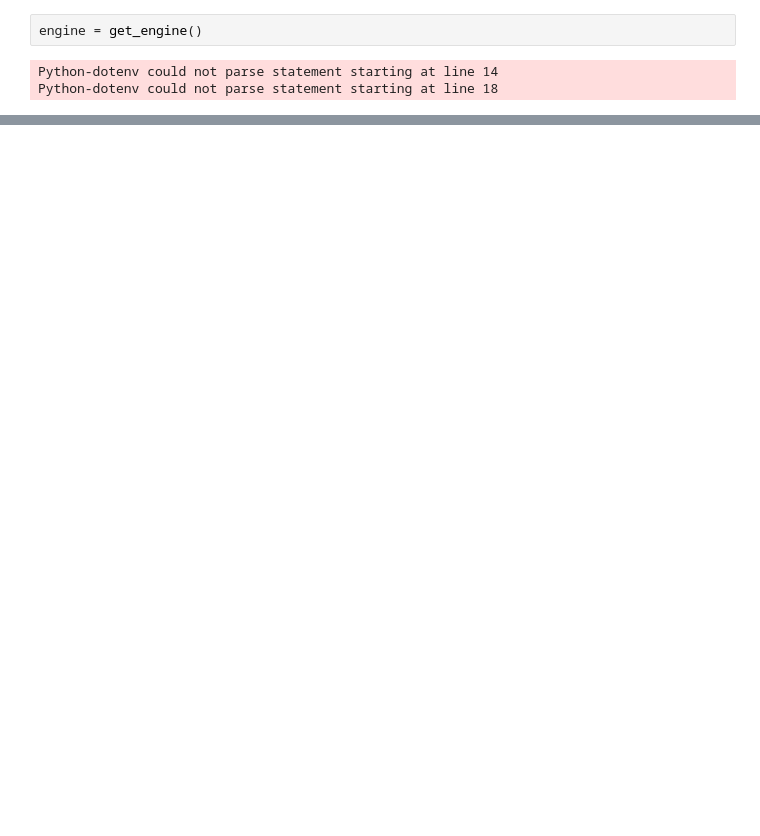
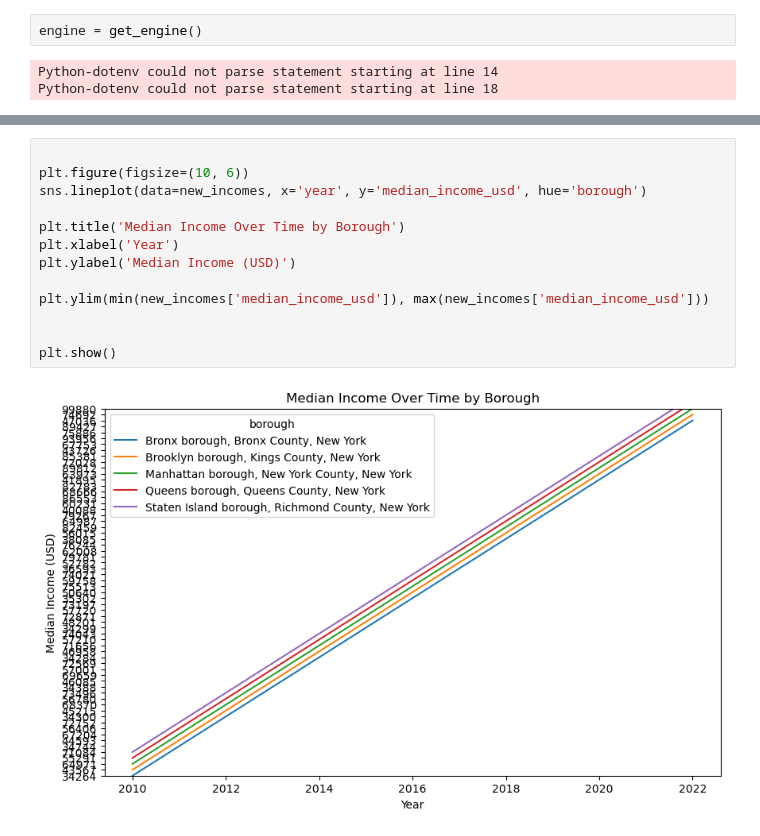
Before and after one commit to Jeff-Brady/crime_nerds, a Jupyter notebook: jeff.ipynb, the cells around one changed output, grey strips where cells are left out. Saved outputs shown, nothing was run; the diff lists cells and outputs as text; blank space fills up the shorter version.

```diff
--- a/jeff.ipynb
+++ b/jeff.ipynb
@@ -139,2 +175,17 @@ HINT:  Perhaps you meant to reference the column "affjp_medianrent.Borough".
+# %%
+
+plt.figure(figsize=(10, 6))
+sns.lineplot(data=new_incomes, x='year', y='median_income_usd', hue='borough')
+
+plt.title('Median Income Over Time by Borough')
+plt.xlabel('Year')
+plt.ylabel('Median Income (USD)')
+
+plt.ylim(min(new_incomes['median_income_usd']), max(new_incomes['median_income_usd']))
+
+
+plt.show()
+# %% [output]
+[figure, added]
 # %%
 # %% [output]
```
Also changed, not shown: parts of 7 cells of this notebook, 1 other file.
